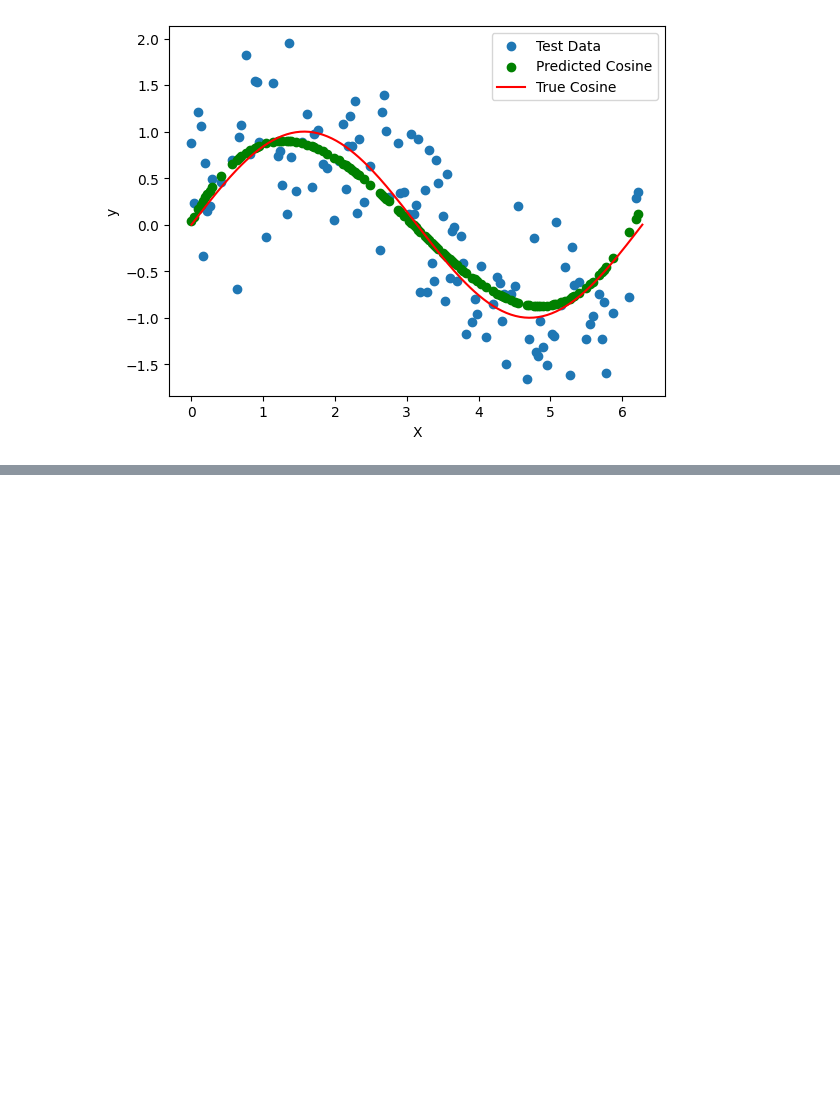
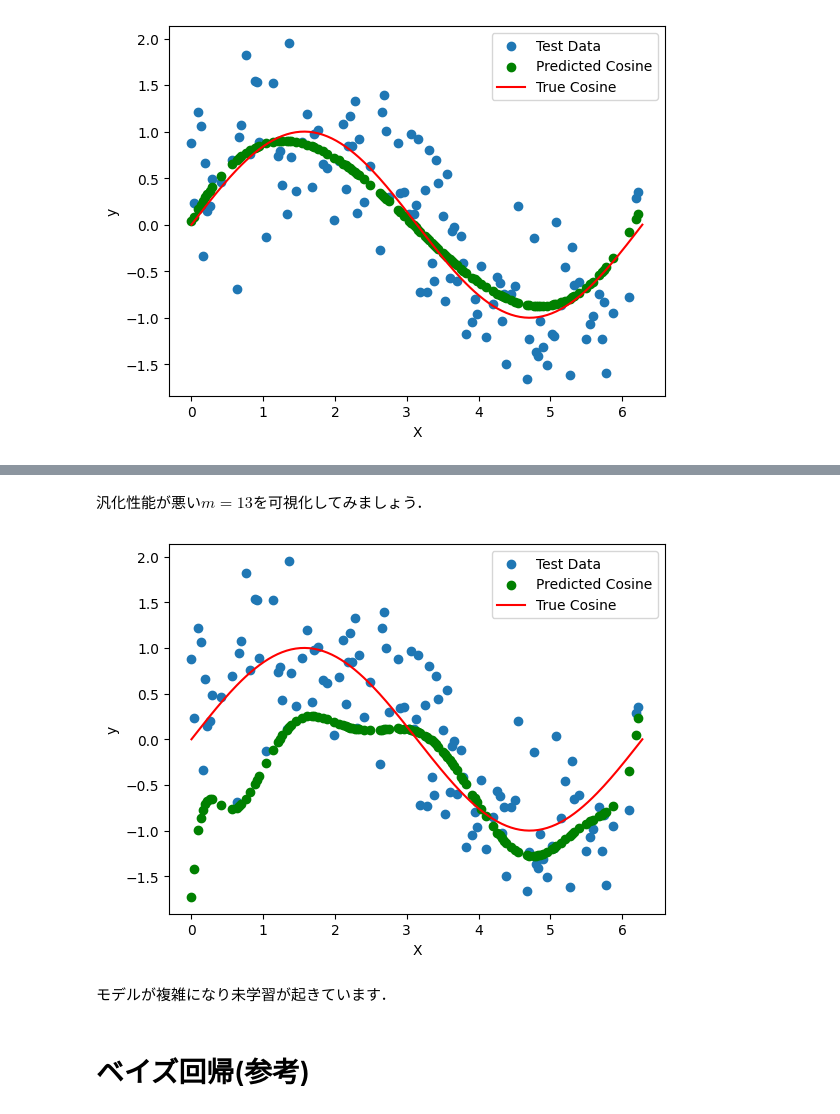
Before and after one commit to LABO-M/MachineLearningPhasesOfMatter, a Jupyter notebook: Bayes/Bayes_1.ipynb, the cells around one changed output, grey strips where cells are left out. Cells and saved outputs as stored; diff of their text form; code cells hidden in the pictures; blank space fills up the shorter version.

```diff
--- a/Bayes/Bayes_1.ipynb
+++ b/Bayes/Bayes_1.ipynb
@@ -428,0 +477,27 @@ plt.show()
+# %% [markdown]
+汎化性能が悪い$m = 13$を可視化してみましょう．
+# %%
+m = 13
+# モデルの構築
+model = Regression(m=m)
+# パラメータの推定(学習)
+w = model.estimate_parameter(x_train , y_train)
+# 予測値の計算
+y_pred = np.zeros(len(x_test))
+for j in range(len(x_test)):
+    y_pred[j] = model.predict(x_test[j] , w)
+
+# テストデータの可視化
+plt.scatter(x_test, y_test, label='Test Data')
+plt.scatter(x_test, y_pred, color='green', label='Predicted Cosine')
+plt.plot(X, y_true, color='red', label='True Cosine')
+plt.xlabel('X')
+plt.ylabel('y')
+plt.legend()
+plt.show()
+# %% [output]
+[figure, added]
+# %% [markdown]
+モデルが複雑になり未学習が起きています．
+# %% [markdown]
+# ベイズ回帰(参考)
```
Also changed, not shown: parts of 9 cells of this notebook.
